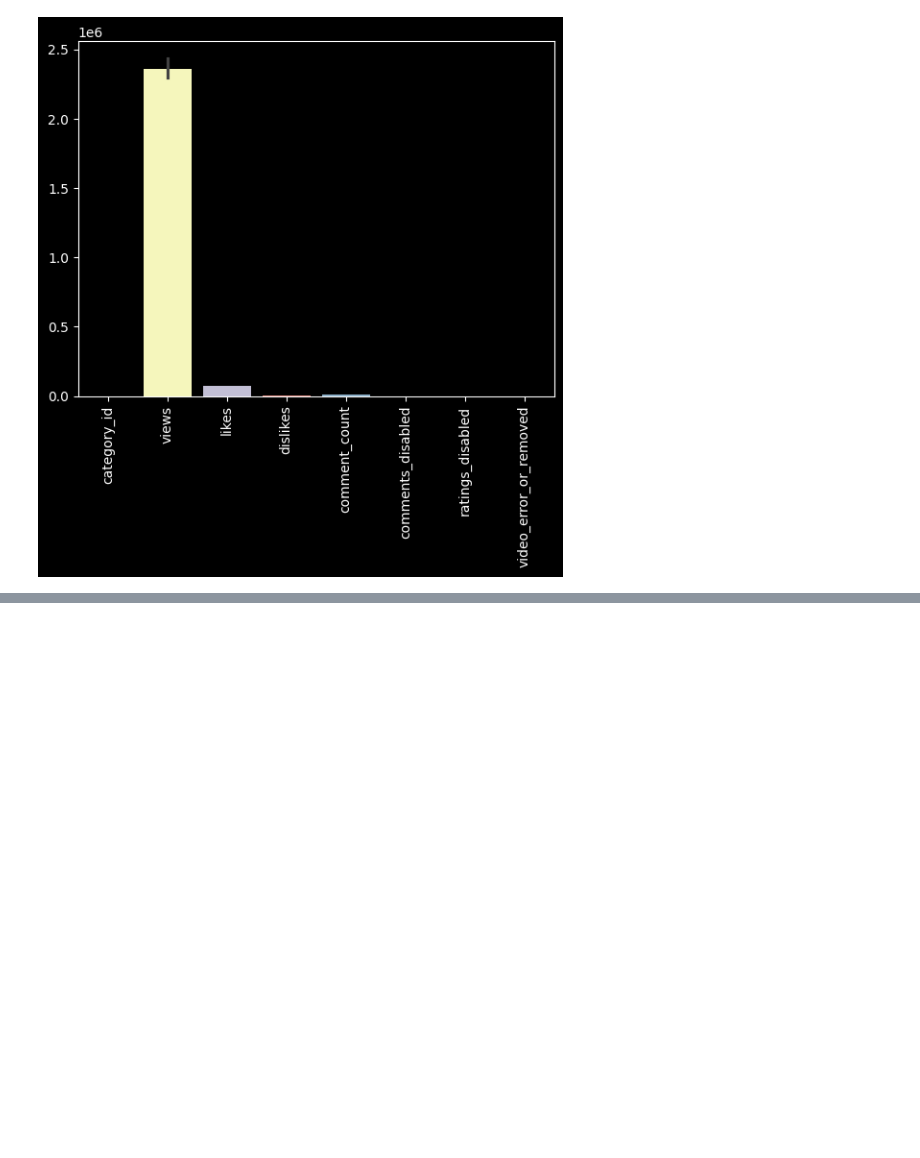
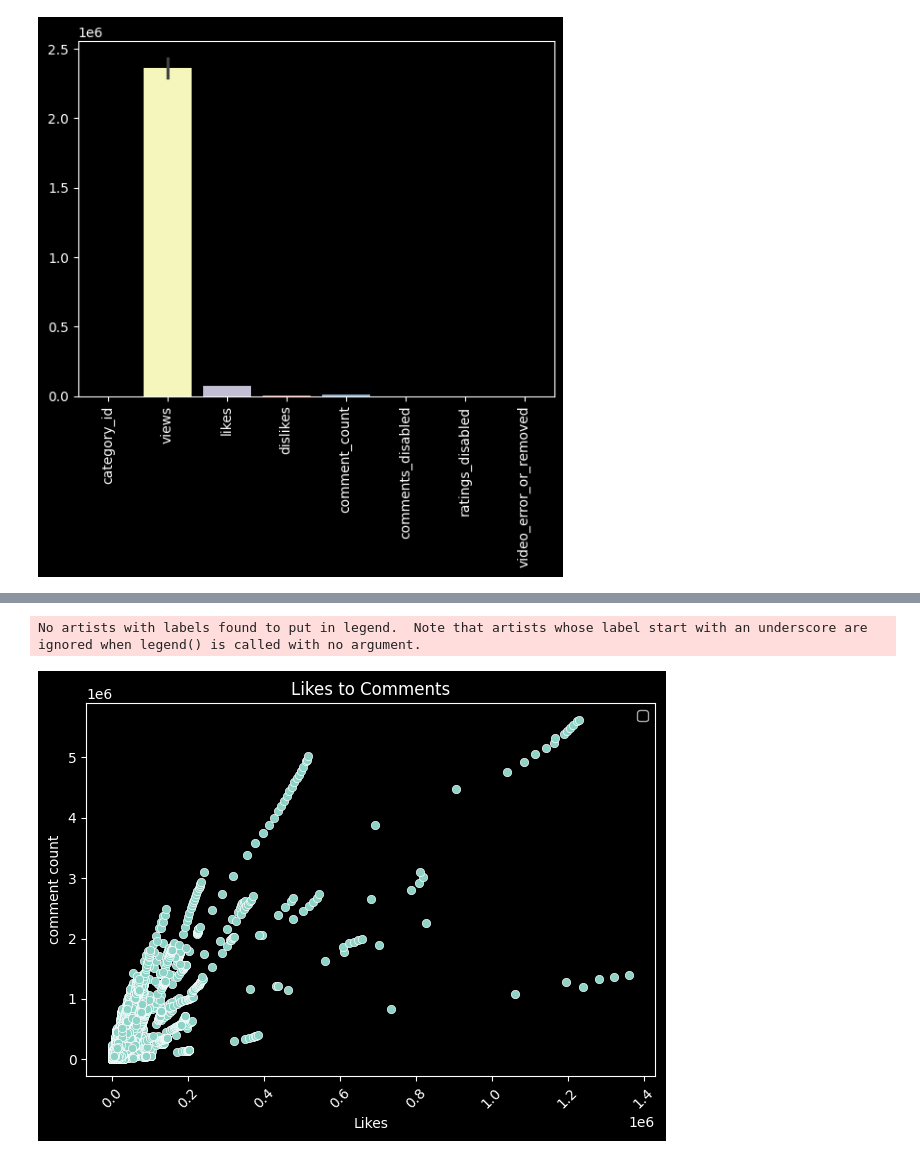
Before and after one commit to OKI300MER/Pandas-EDA-Case-Study, a Jupyter notebook: youtube_eda.ipynb, the cells around one changed output, grey strips where cells are left out. Drawn from its saved outputs; the diff is of its cells as text; code cells hidden in the pictures; blank space fills up the shorter version.

```diff
--- a/youtube_eda.ipynb
+++ b/youtube_eda.ipynb
@@ -10,6 +10,6 @@ pwd
 '/Users/brandoncooke/Public/galvanize/Case_study/Pandas-EDA-Case-Study'
 # %%
 #dataset of Trending YouTube Video Statistics
-video_stats_df = pd.read_csv('/Users/brandoncooke/Public/galvanize/Case_study')
-video_stats_df.head(15)
+video_stats_df = pd.read_csv('USvideos.csv')
+video_stats_df.sample(20)
 # %% [output]
@@ -103,0 +156,19 @@ NameError: name 'video_stats_df' is not defined
+# %%
+sns.scatterplot(data = video_stats_df, x = 'comment_count',y = 'likes')
+#plt.bar(video_stats_df['comment_count'], video_stats_df['likes'])
+plt.title('Likes to Comments')
+plt.xlabel('Likes')
+plt.ylabel('comment count')
+
+# Rotate x-axis labels for better readability
+plt.xticks(rotation=45)
+
+# Add legend
+plt.legend()
+
+# Show plot
+plt.tight_layout()
+plt.show()
+# %% [output]
+No artists with labels found to put in legend.  Note that artists whose label start with an underscore are ignored when legend() is called with no argument.
+[figure, added]
```
Also changed, not shown: parts of 12 cells of this notebook.
